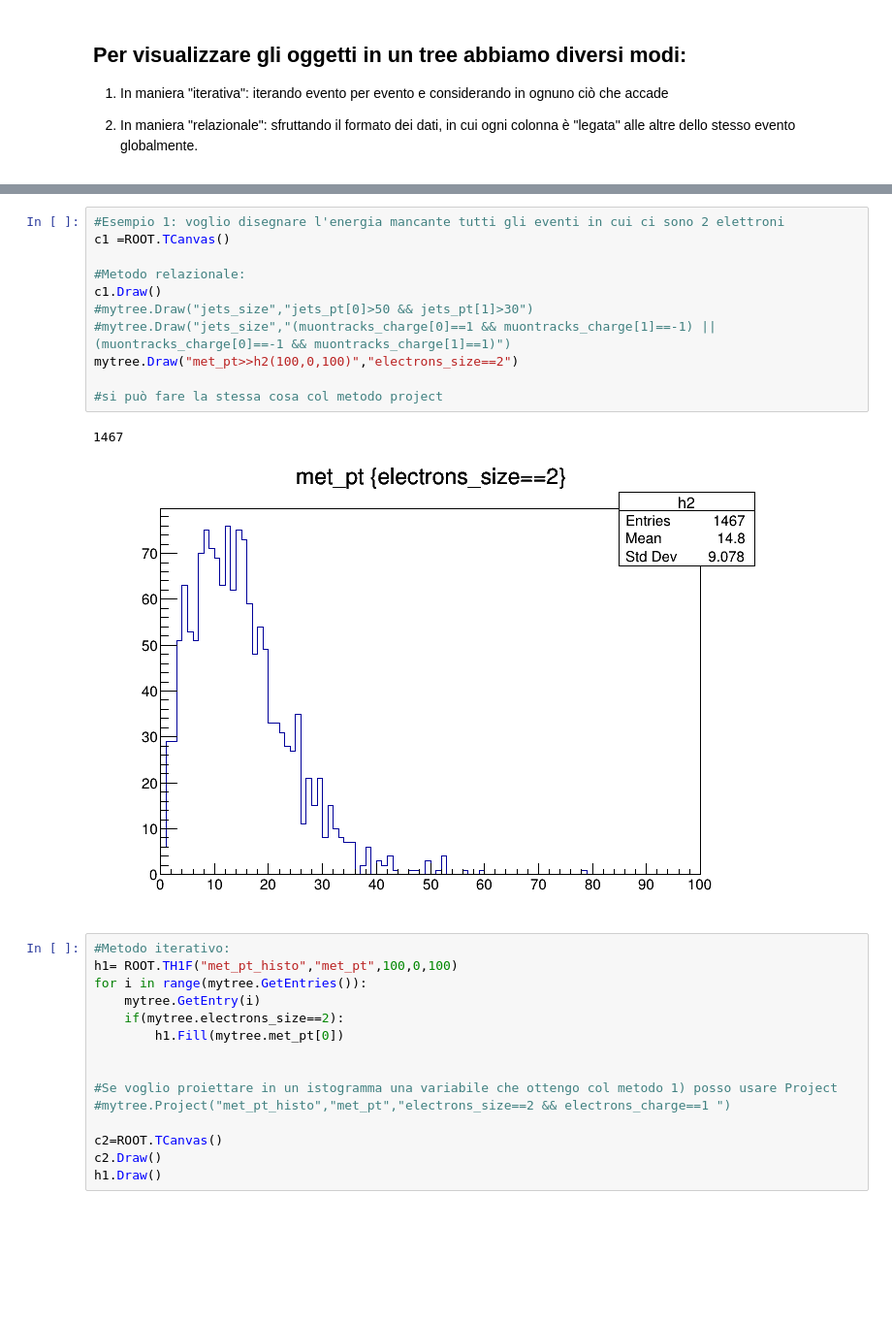
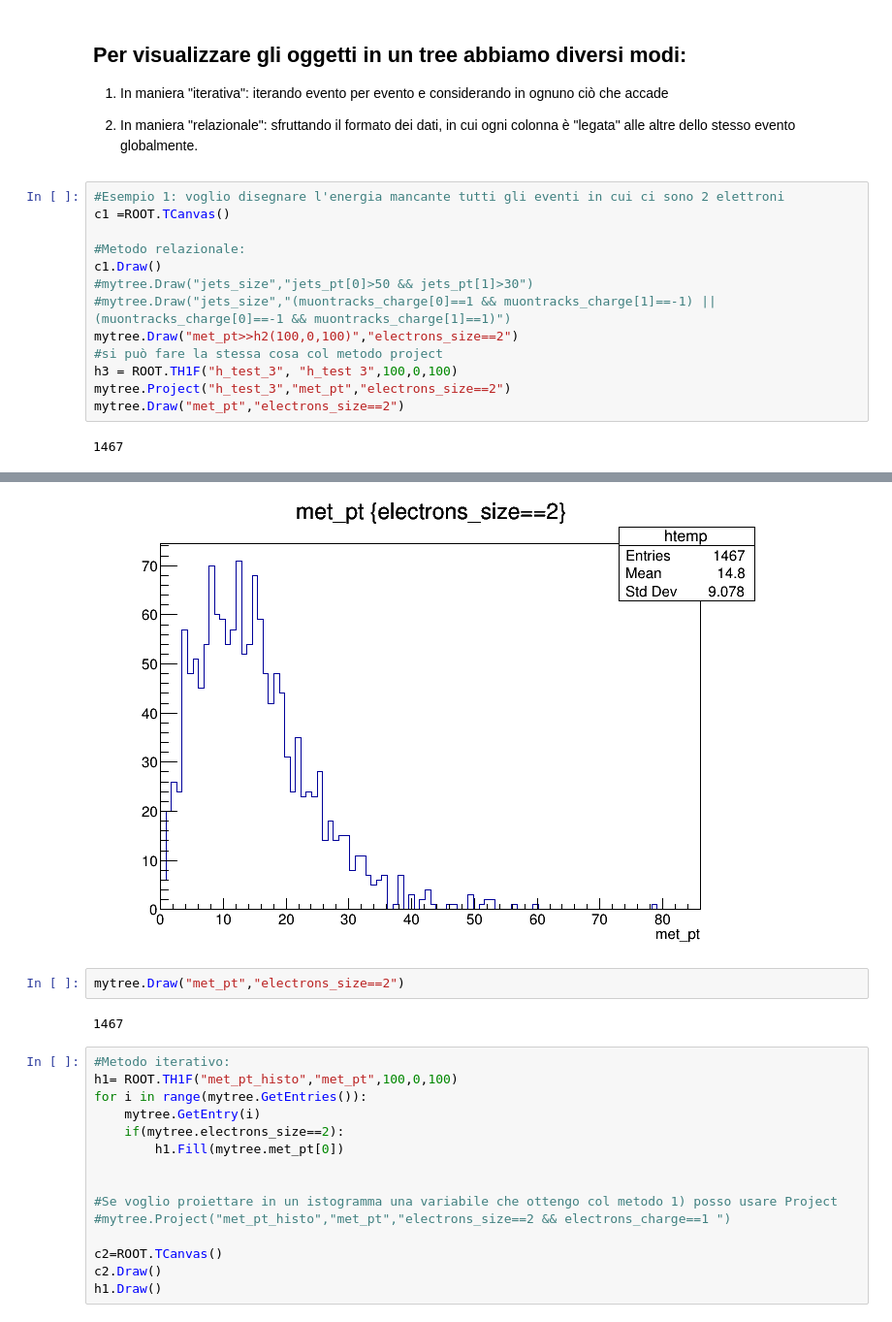
Before and after one commit to oiorio/AnalisiDati, a Jupyter notebook: 5. Entuple e formati di dati complessi/trees_and_ntuples.ipynb, the cells around one changed output, grey strips where cells are left out. Shown at 97% size. Drawn from its saved outputs; the diff is of its cells as text; blank space fills up the shorter version.

```diff
--- a/5. Entuple e formati di dati complessi/trees_and_ntuples.ipynb
+++ b/5. Entuple e formati di dati complessi/trees_and_ntuples.ipynb
@@ -176,3 +207,18 @@ array('i', [0])
 
 
 2. In maniera "relazionale": sfruttando il formato dei dati, in cui ogni colonna è "legata" alle altre dello stesso evento globalmente.
+# %%
+#Esempio 1: voglio disegnare l'energia mancante tutti gli eventi in cui ci sono 2 elettroni
+c1 =ROOT.TCanvas()
+
+#Metodo relazionale:
+c1.Draw()
+#mytree.Draw("jets_size","jets_pt[0]>50 && jets_pt[1]>30")
+#mytree.Draw("jets_size","(muontracks_charge[0]==1 && muontracks_charge[1]==-1) || (muontracks_charge[0]==-1 && muontracks_charge[1]==1)")
+mytree.Draw("met_pt>>h2(100,0,100)","electrons_size==2")
+#si può fare la stessa cosa col metodo project
+h3 = ROOT.TH1F("h_test_3", "h_test 3",100,0,100)
+mytree.Project("h_test_3","met_pt","electrons_size==2")
+mytree.Draw("met_pt","electrons_size==2")
+# %% [output]
+1467
@@ -179,17 +226,8 @@ array('i', [0])
+[figure, added]
 # %%
-#Esempio 1: voglio disegnare l'energia mancante tutti gli eventi in cui ci sono 2 elettroni
-c1 =ROOT.TCanvas()
-
-#Metodo relazionale:
-c1.Draw()
-#mytree.Draw("jets_size","jets_pt[0]>50 && jets_pt[1]>30")
-#mytree.Draw("jets_size","(muontracks_charge[0]==1 && muontracks_charge[1]==-1) || (muontracks_charge[0]==-1 && muontracks_charge[1]==1)")
-mytree.Draw("met_pt>>h2(100,0,100)","electrons_size==2")
-
-#si può fare la stessa cosa col metodo project
+mytree.Draw("met_pt","electrons_size==2")
 # %% [output]
 1467
-[figure, removed]
 # %%
 #Metodo iterativo:
 h1= ROOT.TH1F("met_pt_histo","met_pt",100,0,100)
```
Also changed, not shown: parts of 14 cells of this notebook.
